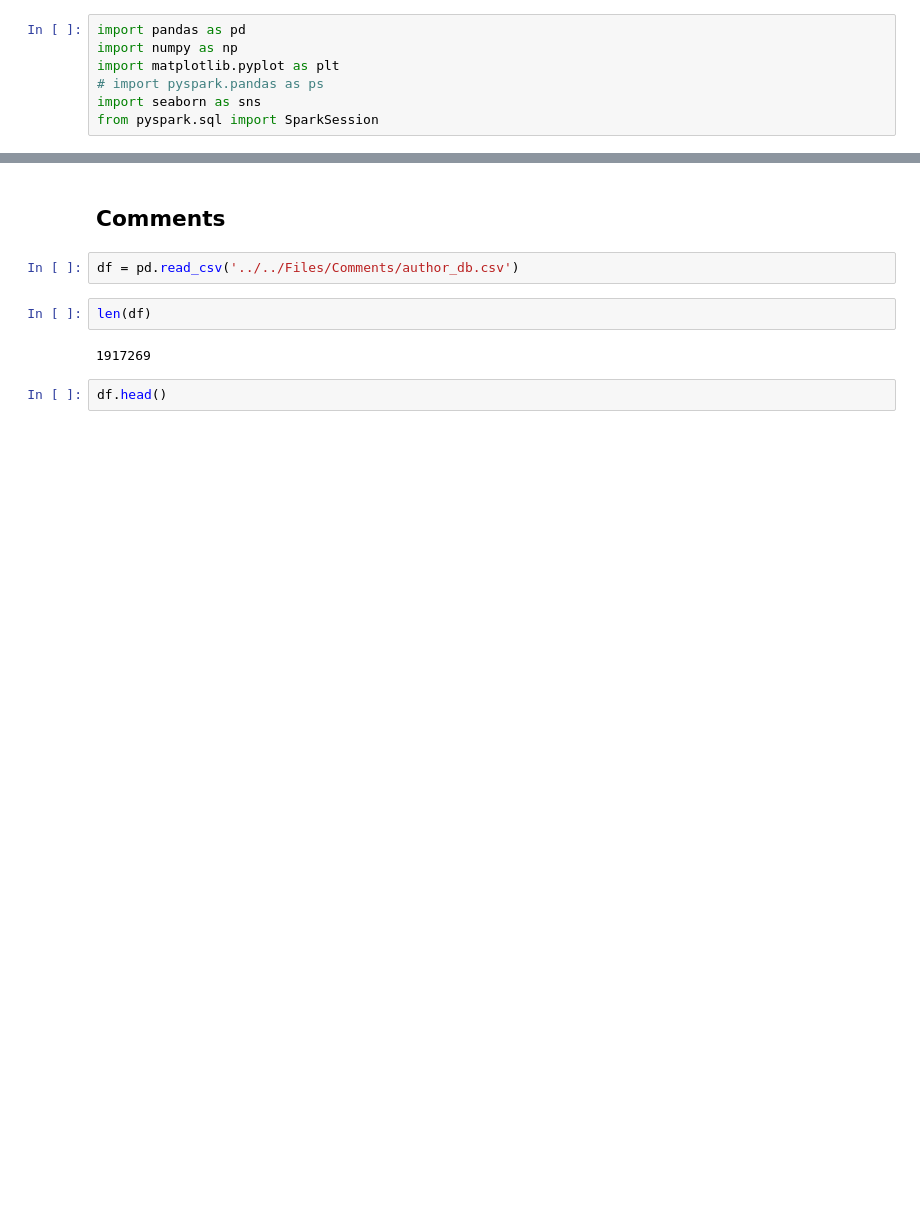
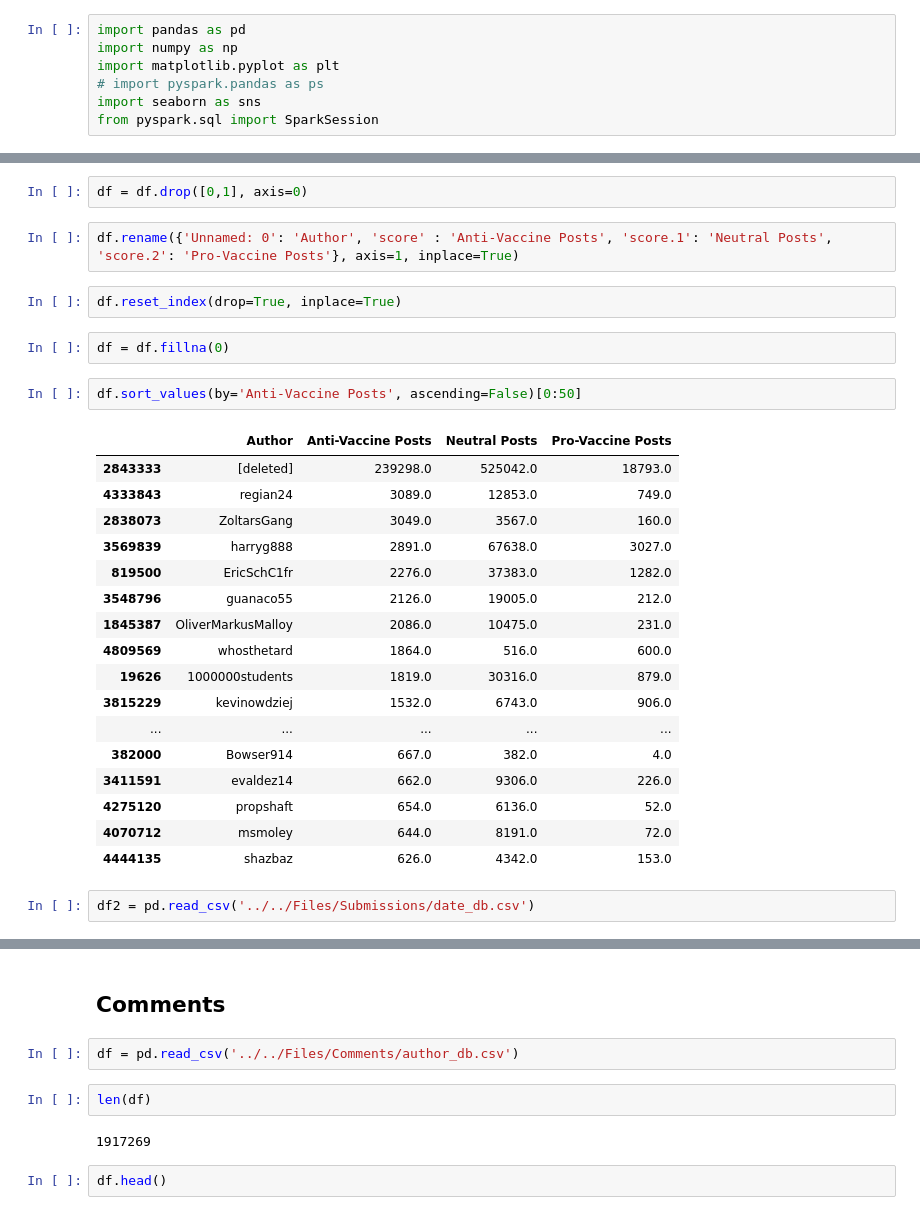
Before and after one commit to jvschlierf/networkthesis, a Jupyter notebook: analysis/EDA_posts.ipynb, the cells around one changed output, grey strips where cells are left out. Drawn from its saved outputs; the diff is of its cells as text; blank space fills up the shorter version.

```diff
--- a/analysis/EDA_posts.ipynb
+++ b/analysis/EDA_posts.ipynb
@@ -213,0 +19,30 @@ plt.bar(comments[0:10].subreddit, comments[0:10].posts)
+# %%
+df = df.drop([0,1], axis=0)
+# %%
+df.rename({'Unnamed: 0': 'Author', 'score' : 'Anti-Vaccine Posts', 'score.1': 'Neutral Posts', 'score.2': 'Pro-Vaccine Posts'}, axis=1, inplace=True)
+# %%
+df.reset_index(drop=True, inplace=True)
+# %%
+df = df.fillna(0)
+# %%
+df.sort_values(by='Anti-Vaccine Posts', ascending=False)[0:50]
+# %% [output]
+|  | Author | Anti-Vaccine Posts | Neutral Posts | Pro-Vaccine Posts |
+| 2843333 | [deleted] | 239298.0 | 525042.0 | 18793.0 |
+| 4333843 | regian24 | 3089.0 | 12853.0 | 749.0 |
+| 2838073 | ZoltarsGang | 3049.0 | 3567.0 | 160.0 |
+| 3569839 | harryg888 | 2891.0 | 67638.0 | 3027.0 |
+| 819500 | EricSchC1fr | 2276.0 | 37383.0 | 1282.0 |
+| 3548796 | guanaco55 | 2126.0 | 19005.0 | 212.0 |
+| 1845387 | OliverMarkusMalloy | 2086.0 | 10475.0 | 231.0 |
+| 4809569 | whosthetard | 1864.0 | 516.0 | 600.0 |
+| 19626 | 1000000students | 1819.0 | 30316.0 | 879.0 |
+| 3815229 | kevinowdziej | 1532.0 | 6743.0 | 906.0 |
+| ... | ... | ... | ... | ... |
+| 382000 | Bowser914 | 667.0 | 382.0 | 4.0 |
+| 3411591 | evaldez14 | 662.0 | 9306.0 | 226.0 |
+| 4275120 | propshaft | 654.0 | 6136.0 | 52.0 |
+| 4070712 | msmoley | 644.0 | 8191.0 | 72.0 |
+| 4444135 | shazbaz | 626.0 | 4342.0 | 153.0 |
+# %%
+df2 = pd.read_csv('../../Files/Submissions/date_db.csv')
```
Also changed, not shown: parts of 42 cells of this notebook, 1 other file.
